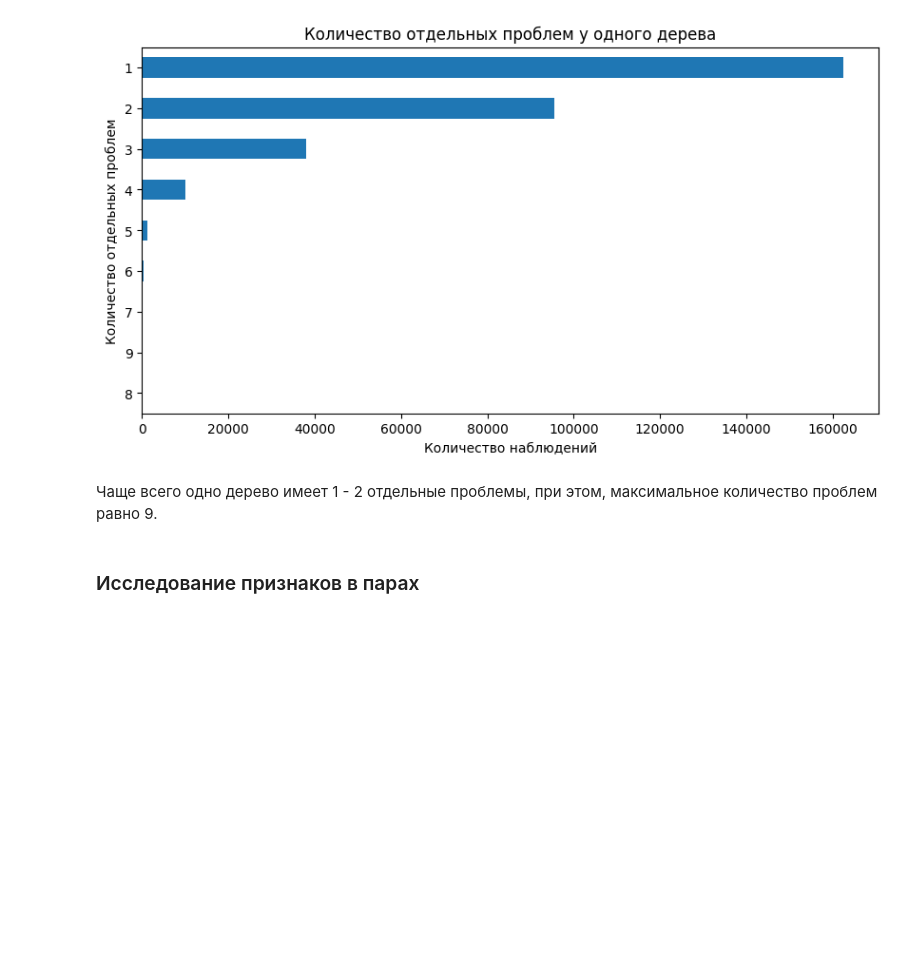
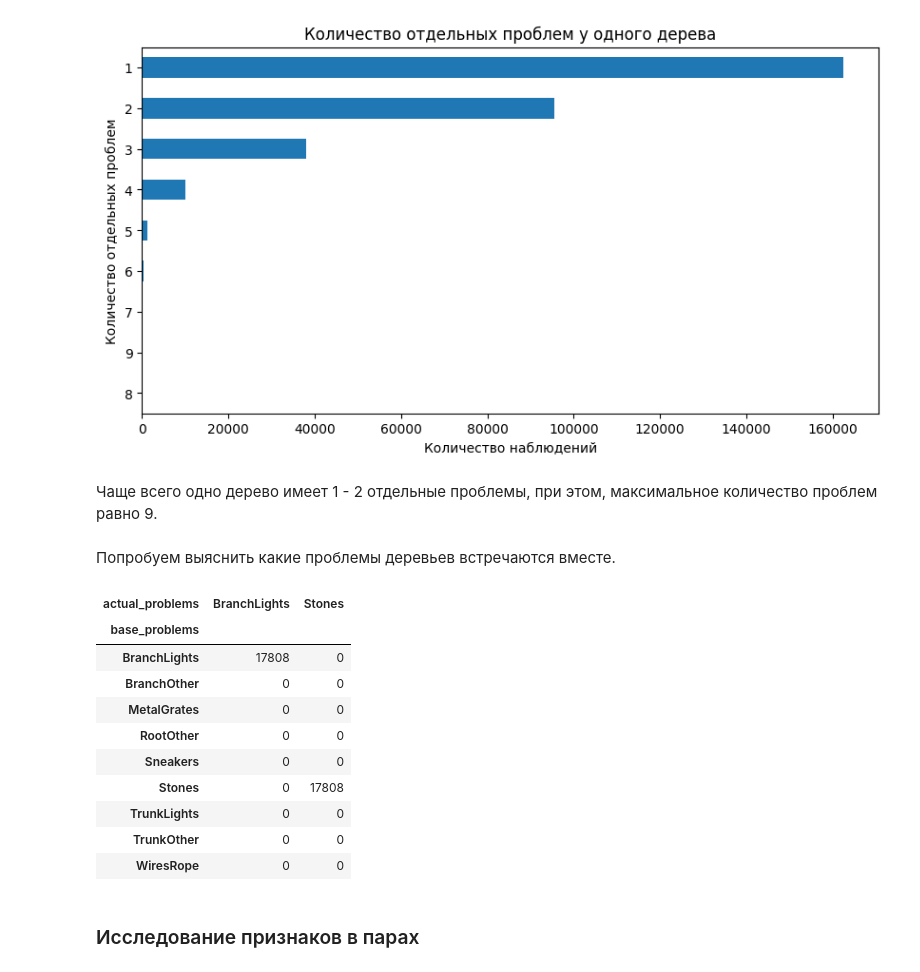
Before and after one commit to AlekseiBogachev/ny-tree-census, a Jupyter notebook: notebooks/exploratory/eda.ipynb, the cells around one changed output. Drawn from its saved outputs; the diff is of its cells as text; code cells hidden in the pictures; blank space fills up the shorter version.

Commit message:
Начат расчёт совстречаемости уникальных проблем деревьев

```diff
--- a/notebooks/exploratory/eda.ipynb
+++ b/notebooks/exploratory/eda.ipynb
@@ -1502,6 +1502,54 @@ explore_cat_feature(
 # %% [markdown]
 Чаще всего одно дерево имеет 1 - 2 отдельные проблемы, при этом, максимальное
 количество проблем равно 9.
+# %% [markdown]
+Попробуем выяснить какие проблемы деревьев встречаются вместе.
+# %%
+pd.pivot_table(
+    data=(
+        trees_problems.query("problems_str == 'Stones,BranchLights'")
+        .loc[:, ["tree_id", "problems"]]
+        .merge(
+            pd.Series(
+                trees_problems["problems"].unique(), name="base_problems"
+            ),
+            how="cross",
+        )
+        .assign(has_problem=lambda x: x["problems"] == x["base_problems"])
+        .rename(columns={"problems": "actual_problems"})
+    ),
+    values="has_problem",
+    index="base_problems",
+    columns="actual_problems",
+    aggfunc=sum,
+)
+
+# pd.crosstab(
+#     index=trees_problems.problems,
+#     columns=trees_problems.problems,
+# )
+
+# explore_cat_vs_cat(
+#     car_train,
+#     x="model",
+#     y="car_type",
+#     title="Количество автомобилей каждой моели в каждом классе",
+#     xlabel="Модель автомобиля (model)",
+#     ylabel="Класс автомобиля (car_type)",
+#     figsize=(16, 4),
+# )
+# %% [output]
+| actual_problems | BranchLights | Stones |
+| base_problems |  |  |
+| BranchLights | 17808 | 0 |
+| BranchOther | 0 | 0 |
+| MetalGrates | 0 | 0 |
+| RootOther | 0 | 0 |
+| Sneakers | 0 | 0 |
+| Stones | 0 | 17808 |
+| TrunkLights | 0 | 0 |
+| TrunkOther | 0 | 0 |
+| WiresRope | 0 | 0 |
 # %% [markdown]
 ### Исследование признаков в парах
 # %% [markdown]
```
Also changed, not shown: parts of 2 cells of this notebook, 2 other files.
